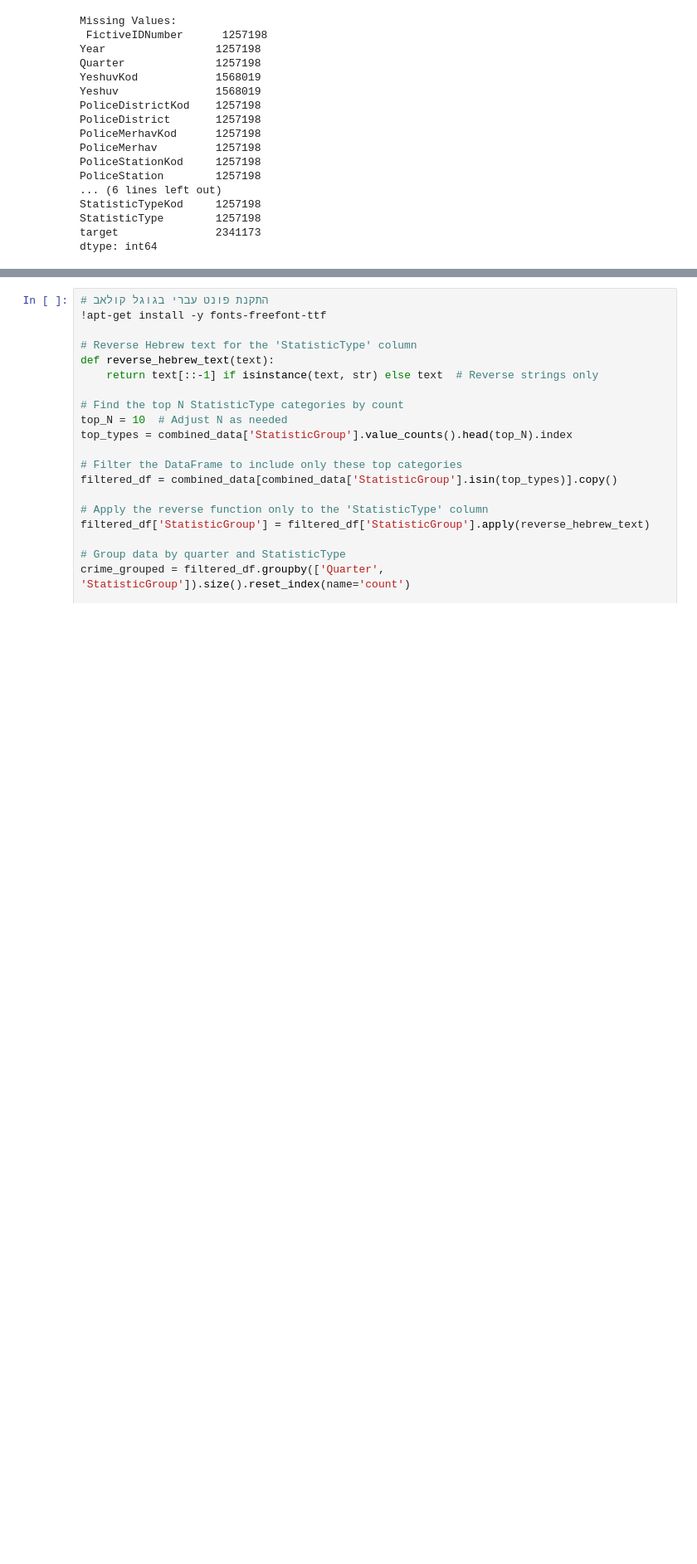
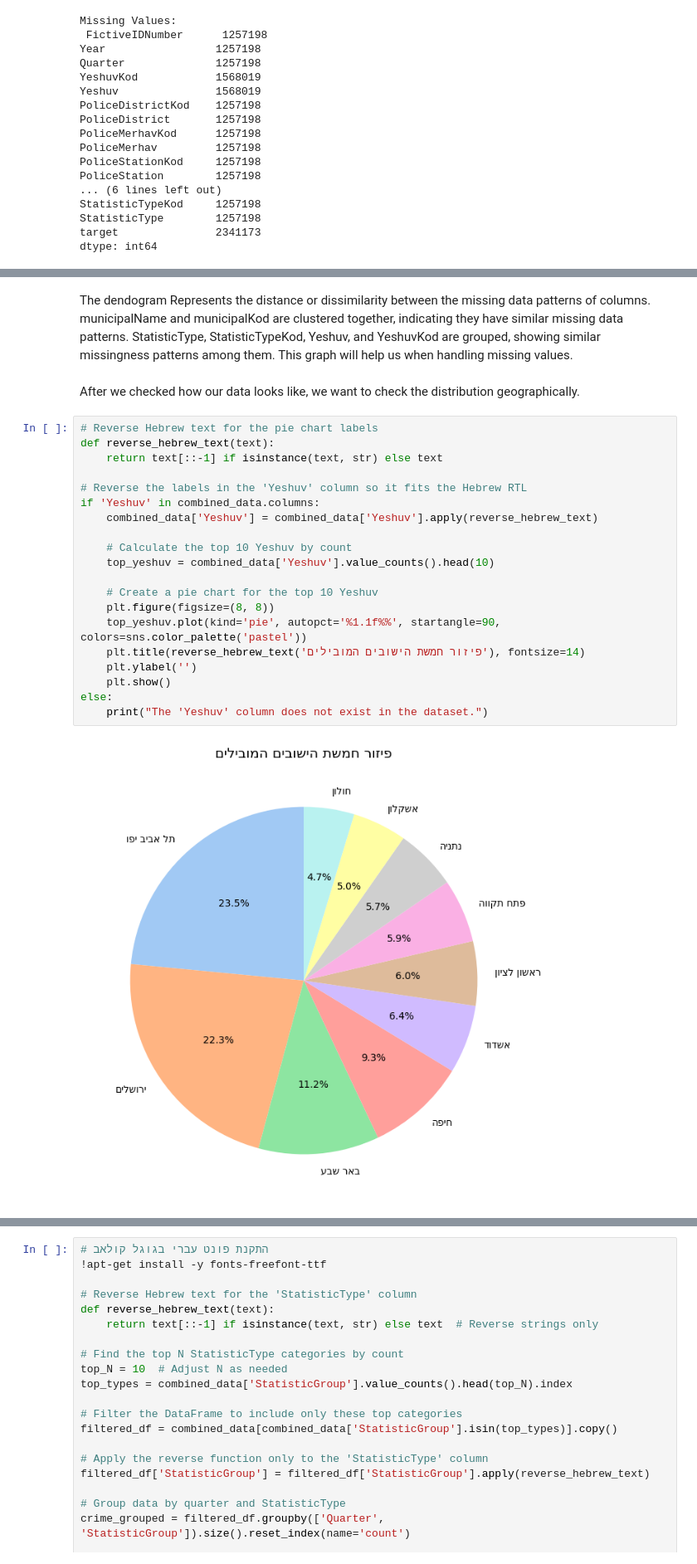
Before and after one commit to orifelszer/CrimeData, a Jupyter notebook: Visualization.ipynb, the cells around one changed output, grey strips where cells are left out. Shown at 83% size. Cells and saved outputs as stored; diff of their text form; blank space fills up the shorter version.

```diff
--- a/Visualization.ipynb
+++ b/Visualization.ipynb
@@ -108,0 +113,29 @@ combined_data.describe()
+# %% [markdown]
+The dendogram Represents the distance or dissimilarity between the missing data patterns of columns.
+municipalName and municipalKod are clustered together, indicating they have similar missing data patterns.
+StatisticType, StatisticTypeKod, Yeshuv, and YeshuvKod are grouped, showing similar missingness patterns among them.
+This graph will help us when handling missing values.
+# %% [markdown]
+After we checked how our data looks like, we want to check the distribution geographically.
+# %%
+# Reverse Hebrew text for the pie chart labels
+def reverse_hebrew_text(text):
+    return text[::-1] if isinstance(text, str) else text
+
+# Reverse the labels in the 'Yeshuv' column so it fits the Hebrew RTL
+if 'Yeshuv' in combined_data.columns:
+    combined_data['Yeshuv'] = combined_data['Yeshuv'].apply(reverse_hebrew_text)
+
+    # Calculate the top 10 Yeshuv by count
+    top_yeshuv = combined_data['Yeshuv'].value_counts().head(10)
+
+    # Create a pie chart for the top 10 Yeshuv
+    plt.figure(figsize=(8, 8))
+    top_yeshuv.plot(kind='pie', autopct='%1.1f%%', startangle=90, colors=sns.color_palette('pastel'))
+    plt.title(reverse_hebrew_text('פיזור חמשת הישובים המובילים'), fontsize=14)
+    plt.ylabel('')
+    plt.show()
+else:
+    print("The 'Yeshuv' column does not exist in the dataset.")
+# %% [output]
+[figure, added]
```
Also changed, not shown: parts of 12 cells of this notebook.
